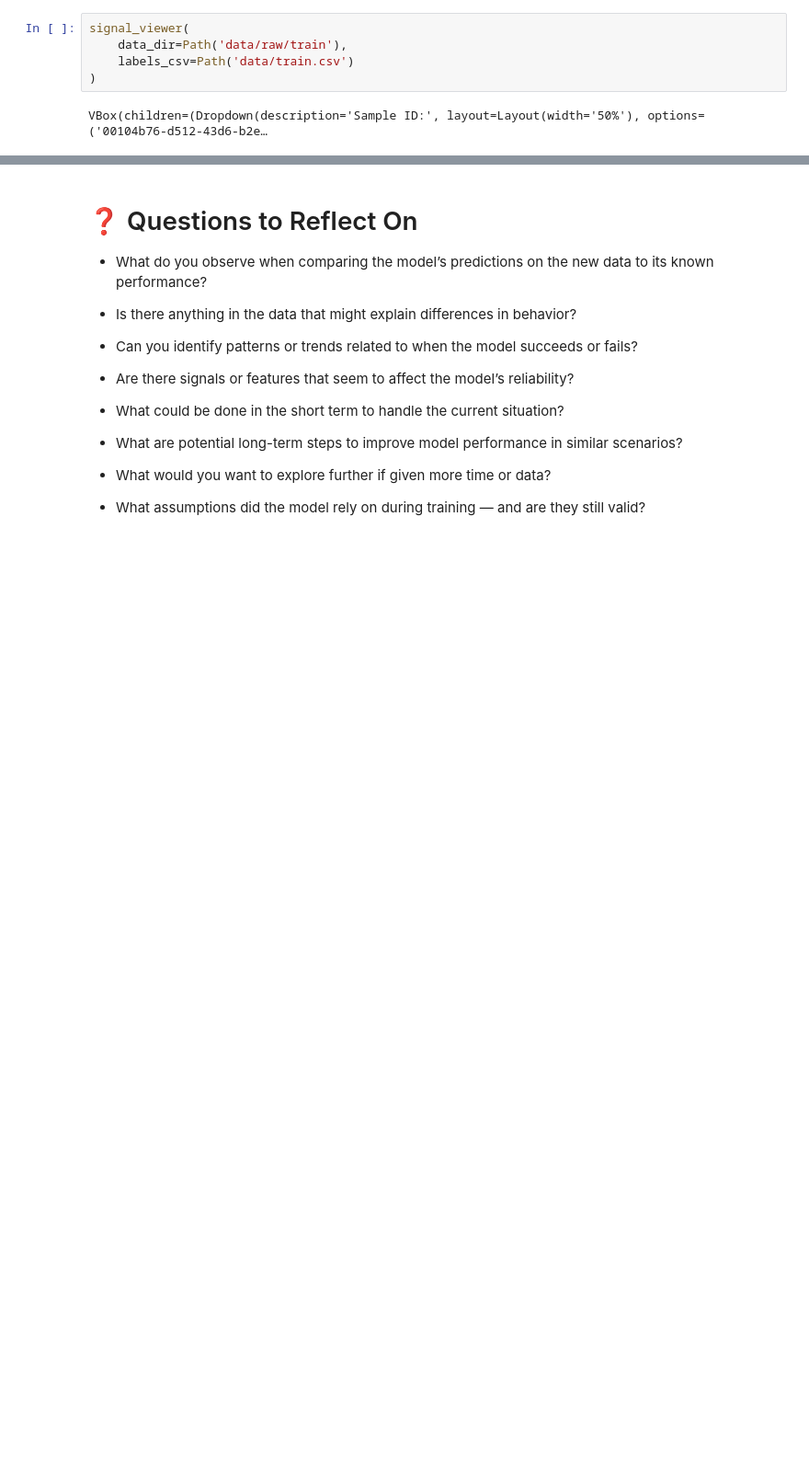
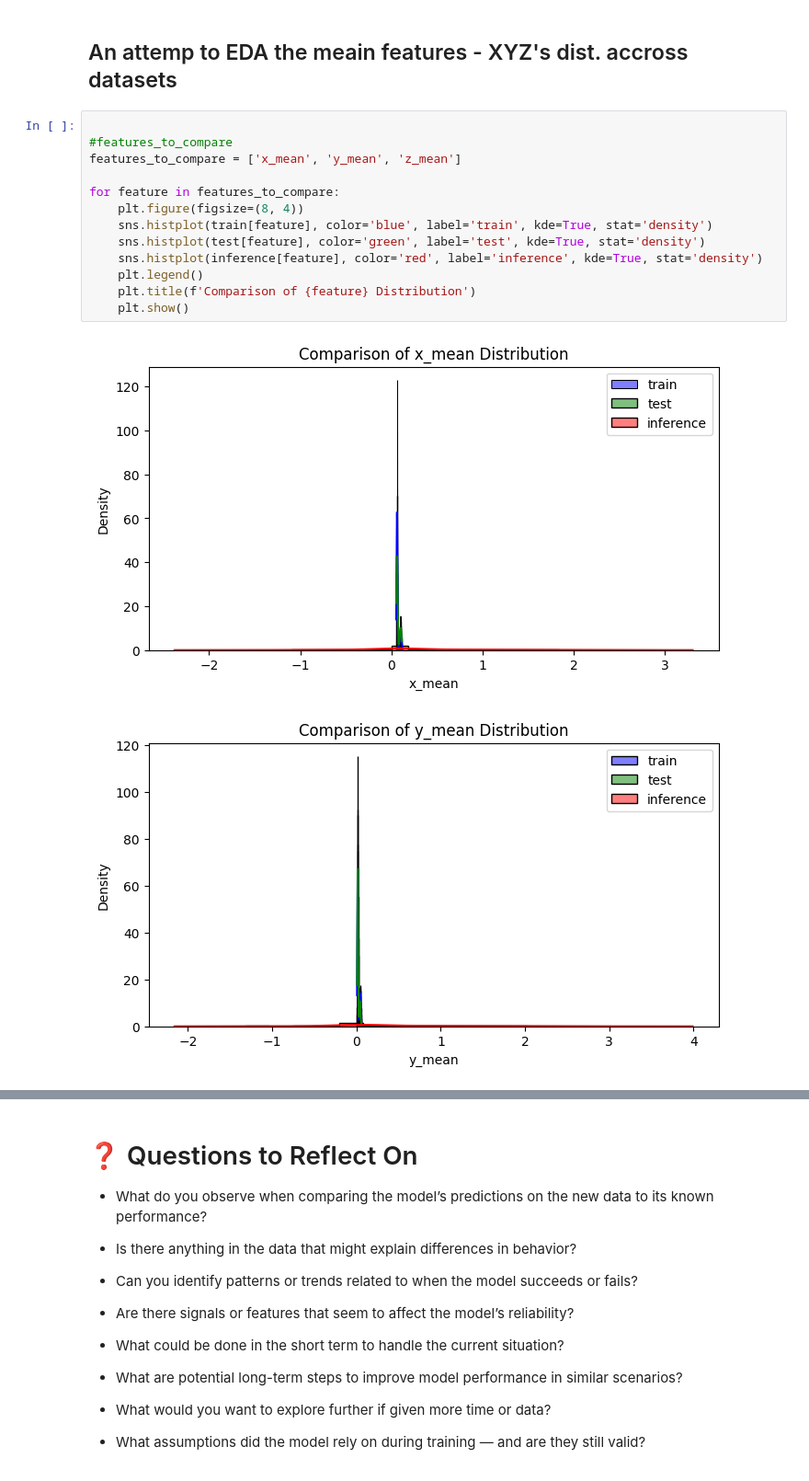
Before and after one commit to yanivmm/sensor-analysis-assignment, a Jupyter notebook: example.ipynb, the cells around one changed output, grey strips where cells are left out. Shown at 92% size. Drawn from its saved outputs; the diff is of its cells as text; blank space fills up the shorter version.

```diff
--- a/example.ipynb
+++ b/example.ipynb
@@ -9,7 +191,18 @@ import os
+# %% [markdown]
+## An attemp to EDA the meain features - XYZ's dist. accross datasets
 # %%
-signal_viewer(
-    data_dir=Path('data/raw/train'),
-    labels_csv=Path('data/train.csv')
-)
+
+#features_to_compare
+features_to_compare = ['x_mean', 'y_mean', 'z_mean']
+
+for feature in features_to_compare:
+    plt.figure(figsize=(8, 4))
+    sns.histplot(train[feature], color='blue', label='train', kde=True, stat='density')
+    sns.histplot(test[feature], color='green', label='test', kde=True, stat='density')
+    sns.histplot(inference[feature], color='red', label='inference', kde=True, stat='density')
+    plt.legend()
+    plt.title(f'Comparison of {feature} Distribution')
+    plt.show()
 # %% [output]
-VBox(children=(Dropdown(description='Sample ID:', layout=Layout(width='50%'), options=('00104b76-d512-43d6-b2e…
+[figure, added]
+[figure, added]
```
Also changed, not shown: parts of 30 cells of this notebook, 4 other files.
